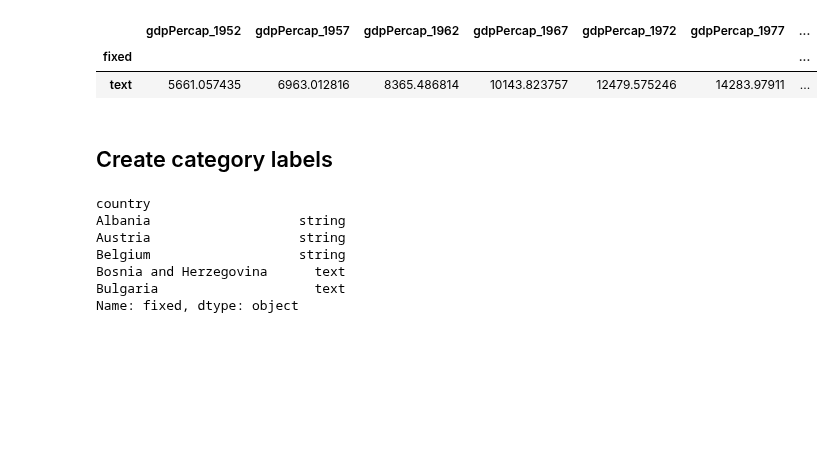
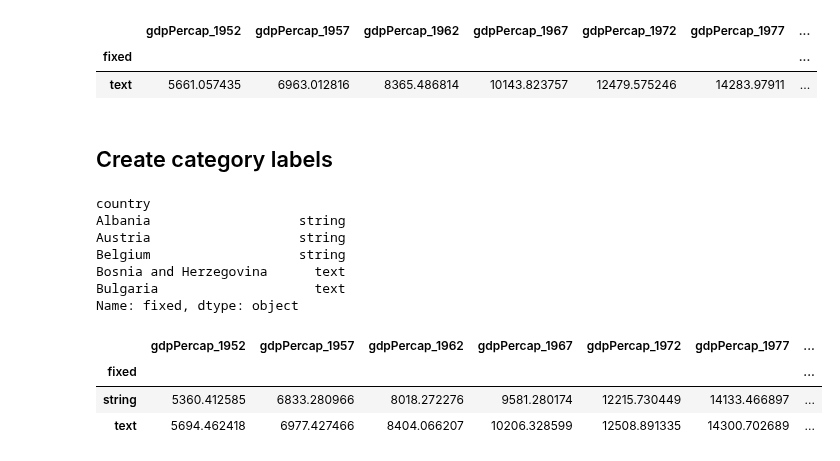
Before and after one commit to paulmaxus/livecode-2025-02-24, a Jupyter notebook: notebooks/dataframe_groups.ipynb, the cells around one changed output. Cells and saved outputs as stored; diff of their text form; code cells hidden in the pictures; blank space fills up the shorter version.

```diff
--- a/notebooks/dataframe_groups.ipynb
+++ b/notebooks/dataframe_groups.ipynb
@@ -183,3 +184,10 @@ Belgium                   string
 Bosnia and Herzegovina      text
 Bulgaria                    text
 Name: fixed, dtype: object
+# %%
+data.groupby("fixed").mean()
+# %% [output]
+|  | gdpPercap_1952 | gdpPercap_1957 | gdpPercap_1962 | gdpPercap_1967 | gdpPercap_1972 | gdpPercap_1977 | ... |
+| fixed |  |  |  |  |  |  | ... |
+| string | 5360.412585 | 6833.280966 | 8018.272276 | 9581.280174 | 12215.730449 | 14133.466897 | ... |
+| text | 5694.462418 | 6977.427466 | 8404.066207 | 10206.328599 | 12508.891335 | 14300.702689 | ... |
```
Also changed, not shown: parts of 2 cells of this notebook.
